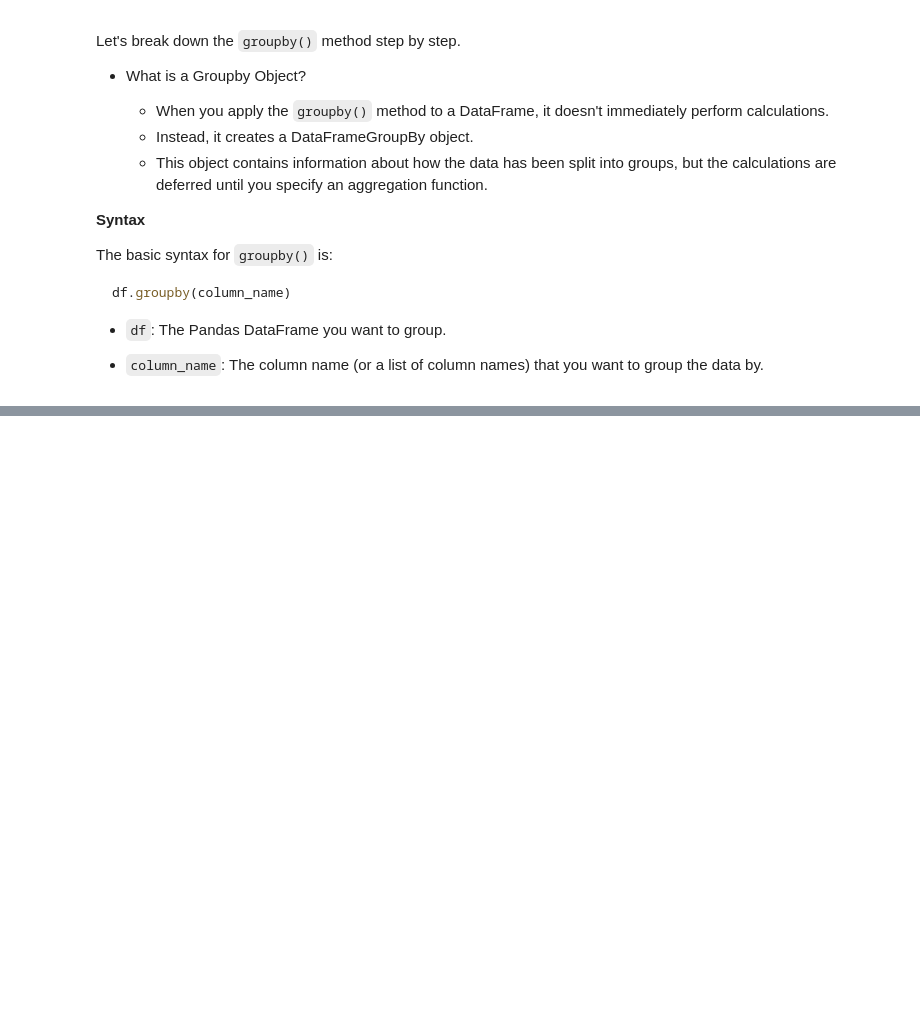
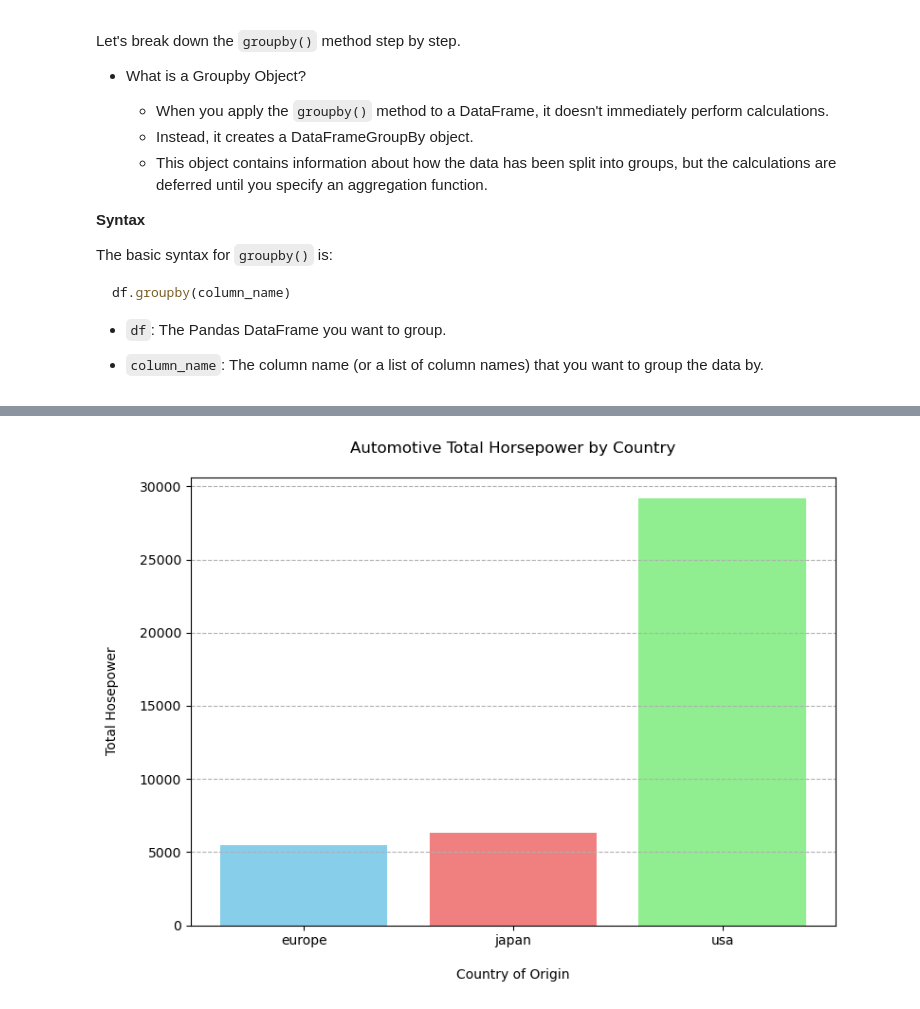
Before and after one commit to michaeltothewilson/data-with-python, a Jupyter notebook: notebooks/08_aggregating_data.ipynb, the cells around one changed output, grey strips where cells are left out. Saved outputs shown, nothing was run; the diff lists cells and outputs as text; code cells hidden in the pictures; blank space fills up the shorter version.

```diff
--- a/notebooks/08_aggregating_data.ipynb
+++ b/notebooks/08_aggregating_data.ipynb
@@ -255,0 +416,18 @@ You can select specific columns before or after applying the `groupby()` method.
+# %%
+## Begin Visualization
+origins = origin_hp_sum.index
+hp_values = origin_hp_sum.values
+
+plt.figure(figsize=(8,6), dpi=100)
+plt.bar(origins,
+        hp_values,
+        color = ["skyblue",
+                 "lightcoral",
+                 "lightgreen"])
+plt.title("Automotive Total Horsepower by Country\n")
+plt.xlabel("\nCountry of Origin")
+plt.ylabel("Total Hosepower\n")
+plt.grid(axis="y", linestyle="--")
+plt.tight_layout()
+# %% [output]
+[figure, added]
```
Also changed, not shown: parts of 59 cells of this notebook, 2 other files.
